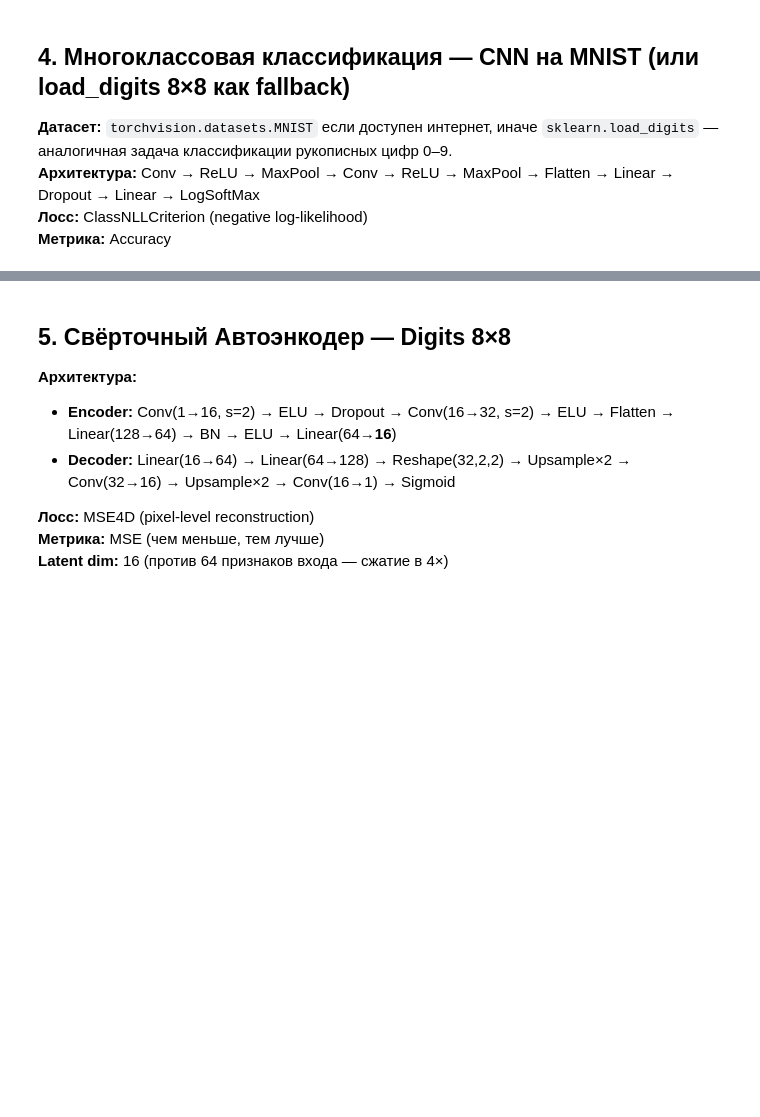
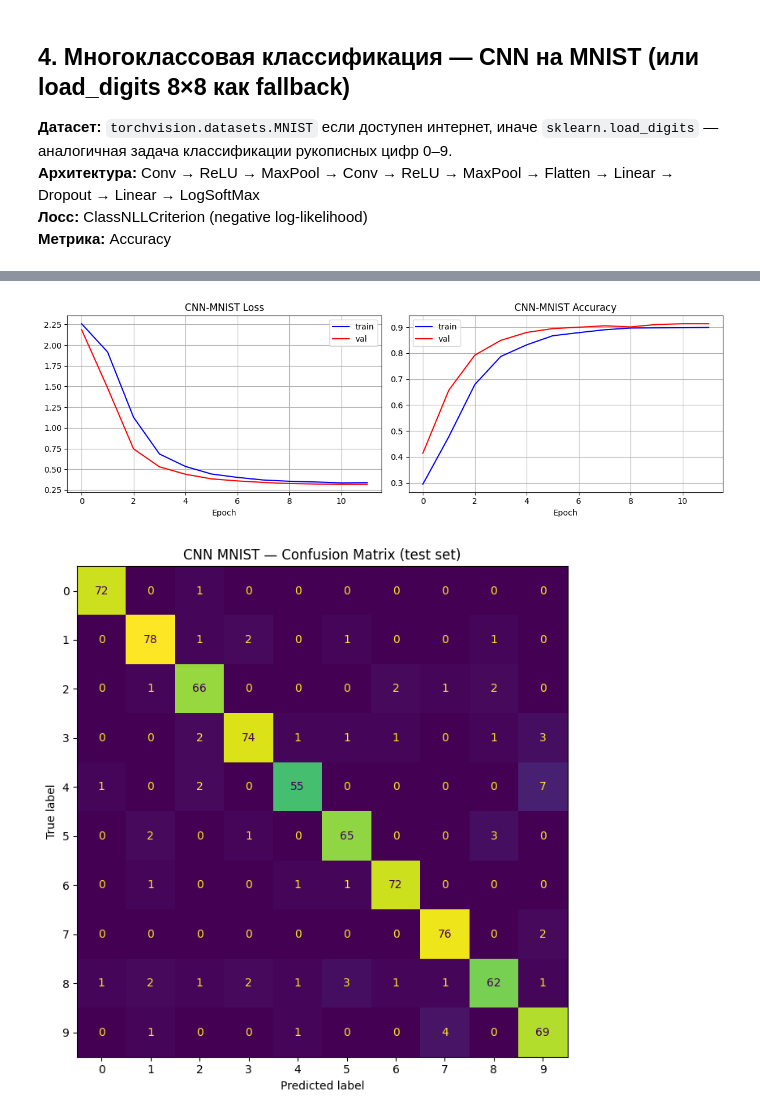
Before and after one commit to ILYUTKICK/PyTorchHomework, a Jupyter notebook: homework_part2.ipynb, the cells around one changed output, grey strips where cells are left out. Saved outputs shown, nothing was run; the diff lists cells and outputs as text; code cells hidden in the pictures; blank space fills up the shorter version.

```diff
--- a/homework_part2.ipynb
+++ b/homework_part2.ipynb
@@ -723,22 +1045,12 @@ if test_acc < 0.85:
 # %%
-# Кривые обучения CNN
-tr_cnn.plot("CNN-Digits","Accuracy"); plt.show()
-# Confusion matrix
-from sklearn.metrics import ConfusionMatrixDisplay, confusion_matrix
+tr_cnn.plot(f"CNN-{dataset_name}","Accuracy"); plt.show()
 cnn.evaluate()
 y_pred = cnn.forward(Xdte).argmax(1)
 cm = confusion_matrix(ydte, y_pred)
 fig, ax = plt.subplots(figsize=(8,7))
 ConfusionMatrixDisplay(cm).plot(ax=ax, colorbar=False)
-ax.set_title('CNN Digits — Confusion Matrix (test set)')
+ax.set_title(f'CNN {dataset_name} — Confusion Matrix (test set)')
 plt.tight_layout(); plt.show()
+# %% [output]
+[figure, added]
+[figure, added]
-# %% [markdown]
-## 5. Свёрточный Автоэнкодер — Digits 8×8
-
-**Архитектура:**
-- **Encoder:** Conv(1→16, s=2) → ELU → Dropout → Conv(16→32, s=2) → ELU → Flatten → Linear(128→64) → BN → ELU → Linear(64→**16**)
-- **Decoder:** Linear(16→64) → Linear(64→128) → Reshape(32,2,2) → Upsample×2 → Conv(32→16) → Upsample×2 → Conv(16→1) → Sigmoid
-
-**Лосс:** MSE4D (pixel-level reconstruction)
-**Метрика:** MSE (чем меньше, тем лучше)
-**Latent dim:** 16 (против 64 признаков входа — сжатие в 4×)
```
Also changed, not shown: parts of 14 cells of this notebook, 1 other file.
